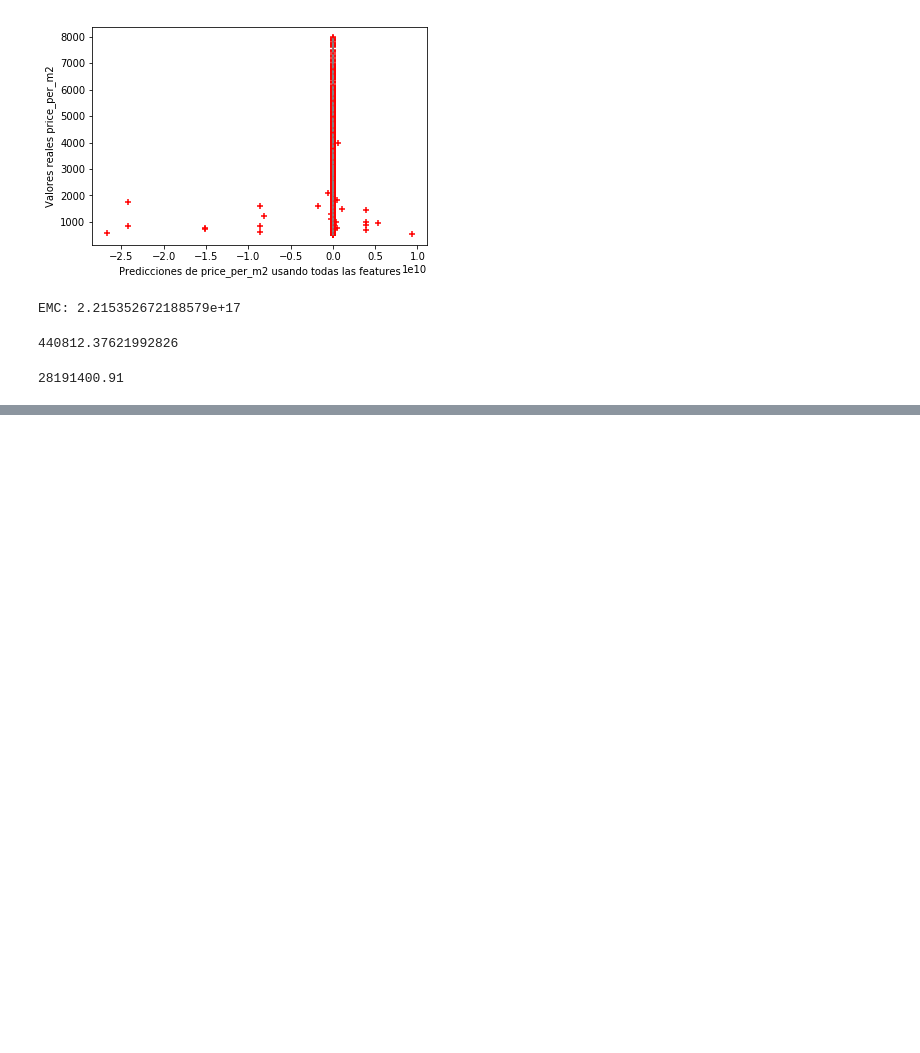
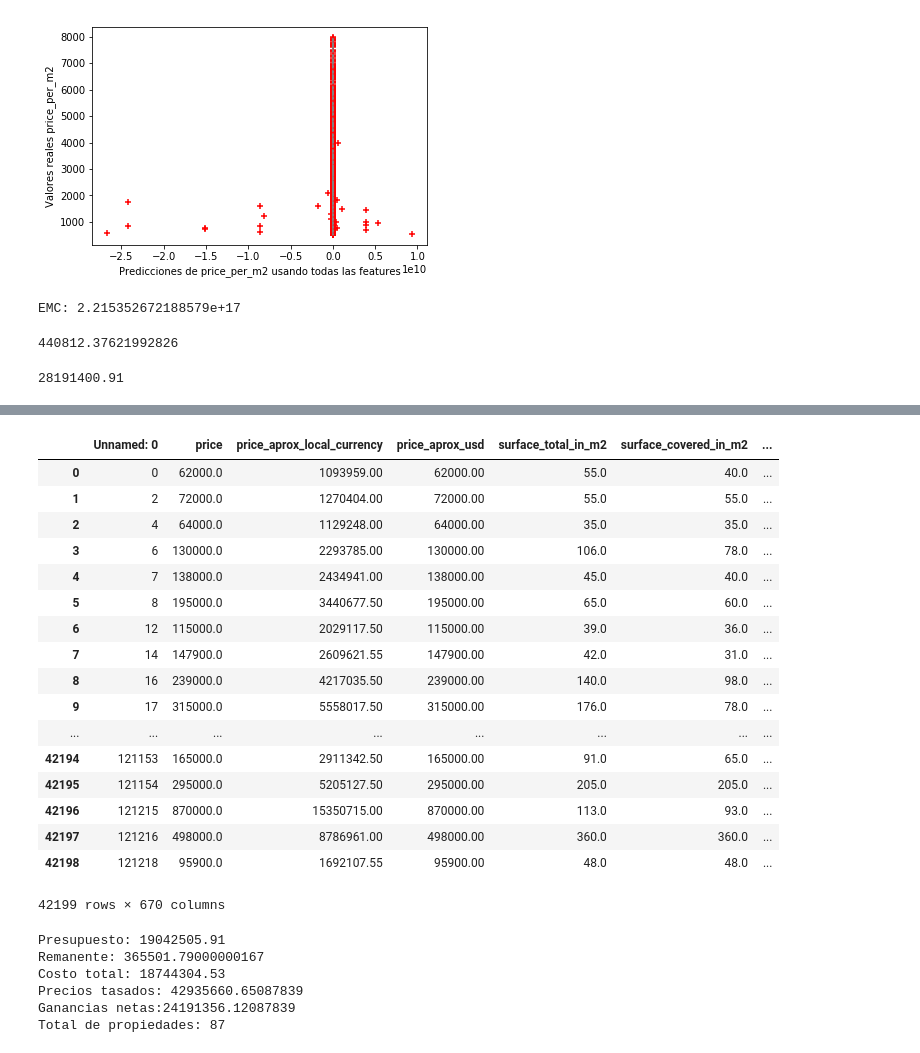
Before and after one commit to Villamaru/stunning-octo-waffle, a Jupyter notebook: 3-Tasado_lineal.ipynb, the cells around one changed output, grey strips where cells are left out. Drawn from its saved outputs; the diff is of its cells as text; code cells hidden in the pictures; blank space fills up the shorter version.

```diff
--- a/3-Tasado_lineal.ipynb
+++ b/3-Tasado_lineal.ipynb
@@ -349,0 +374,64 @@ properati.to_csv("properati_portafolio.csv", encoding='utf-8', index=False)
+# %%
+properati["precio_predicho"] = properati["precio_predicho_usd_m2"]*properati["surface_total_in_m2"]
+properati
+# %% [output]
+|  | Unnamed: 0 | price | price_aprox_local_currency | price_aprox_usd | surface_total_in_m2 | surface_covered_in_m2 | ... |
+| 0 | 0 | 62000.0 | 1093959.00 | 62000.00 | 55.0 | 40.0 | ... |
+| 1 | 2 | 72000.0 | 1270404.00 | 72000.00 | 55.0 | 55.0 | ... |
+| 2 | 4 | 64000.0 | 1129248.00 | 64000.00 | 35.0 | 35.0 | ... |
+| 3 | 6 | 130000.0 | 2293785.00 | 130000.00 | 106.0 | 78.0 | ... |
+| 4 | 7 | 138000.0 | 2434941.00 | 138000.00 | 45.0 | 40.0 | ... |
+| 5 | 8 | 195000.0 | 3440677.50 | 195000.00 | 65.0 | 60.0 | ... |
+| 6 | 12 | 115000.0 | 2029117.50 | 115000.00 | 39.0 | 36.0 | ... |
+| 7 | 14 | 147900.0 | 2609621.55 | 147900.00 | 42.0 | 31.0 | ... |
+| 8 | 16 | 239000.0 | 4217035.50 | 239000.00 | 140.0 | 98.0 | ... |
+| 9 | 17 | 315000.0 | 5558017.50 | 315000.00 | 176.0 | 78.0 | ... |
+| ... | ... | ... | ... | ... | ... | ... | ... |
+| 42194 | 121153 | 165000.0 | 2911342.50 | 165000.00 | 91.0 | 65.0 | ... |
+| 42195 | 121154 | 295000.0 | 5205127.50 | 295000.00 | 205.0 | 205.0 | ... |
+| 42196 | 121215 | 870000.0 | 15350715.00 | 870000.00 | 113.0 | 93.0 | ... |
+| 42197 | 121216 | 498000.0 | 8786961.00 | 498000.00 | 360.0 | 360.0 | ... |
+| 42198 | 121218 | 95900.0 | 1692107.55 | 95900.00 | 48.0 | 48.0 | ... |
+42199 rows × 670 columns
+# %%
+portafolio = properati.sample(100)
+presupuesto = portafolio.price_aprox_usd.sum()
+
+properati_sorted = properati.sort_values("error")
+
+i = 0
+salir = 0
+por_comprar = properati_sorted.iloc[[0]]
+
+while (presupuesto>0 and salir ==0):
+    if (presupuesto - properati_sorted.price_aprox_usd.iloc[i])>0:
+        presupuesto = presupuesto - properati_sorted.price_aprox_usd.iloc[i]
+        por_comprar = por_comprar.append(properati_sorted.iloc[i])
+        i = i+1
+    else:
+        salir = 1
+
+costo = por_comprar.price_aprox_usd.sum()
+
+costo_evaluado = por_comprar.precio_predicho.sum()
+
+ganancia = costo_evaluado - costo
+
+print("Presupuesto: " + str(portafolio.price_aprox_usd.sum()))
+
+print("Remanente: " + str(presupuesto))
+
+print("Costo total: " + str(costo))
+
+print("Precios tasados: " + str(costo_evaluado))
+
+print("Ganancias netas potenciales:" + str(ganancia))
+
+print("Total de propiedades: "+ str(por_comprar.shape[0]))
+# %% [output]
+Presupuesto: 19042505.91
+Remanente: 365501.79000000167
+Costo total: 18744304.53
+Precios tasados: 42935660.65087839
+Ganancias netas:24191356.12087839
+Total de propiedades: 87
```
Also changed, not shown: parts of 3 cells of this notebook, 1 other file.
